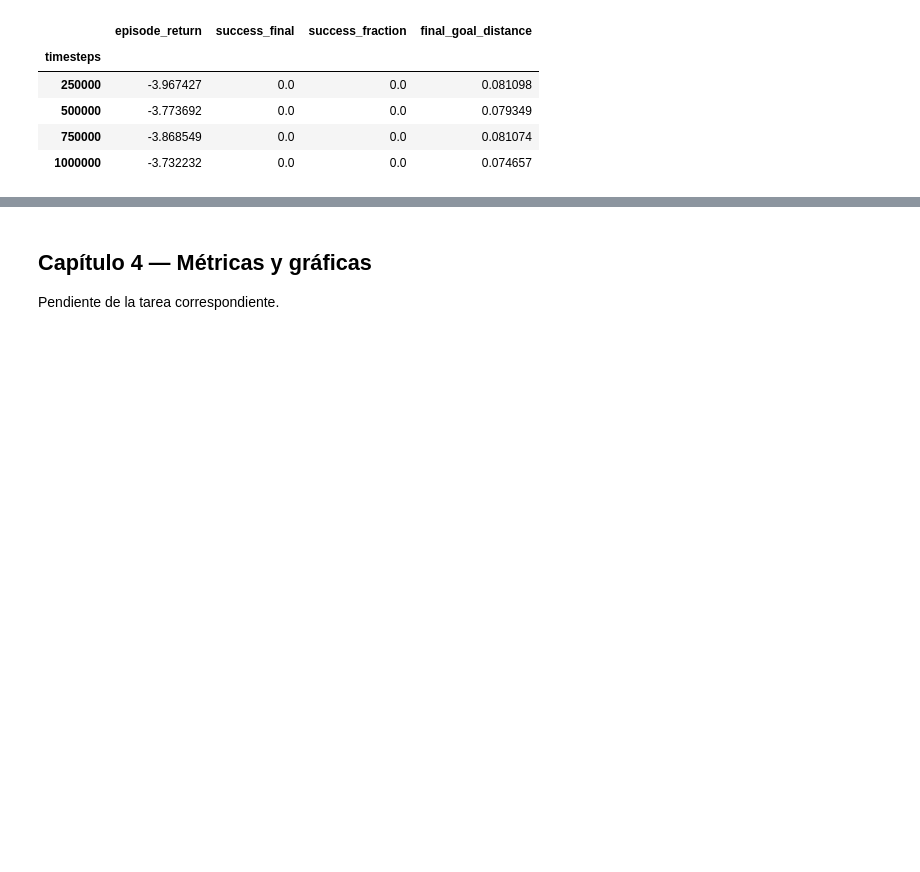
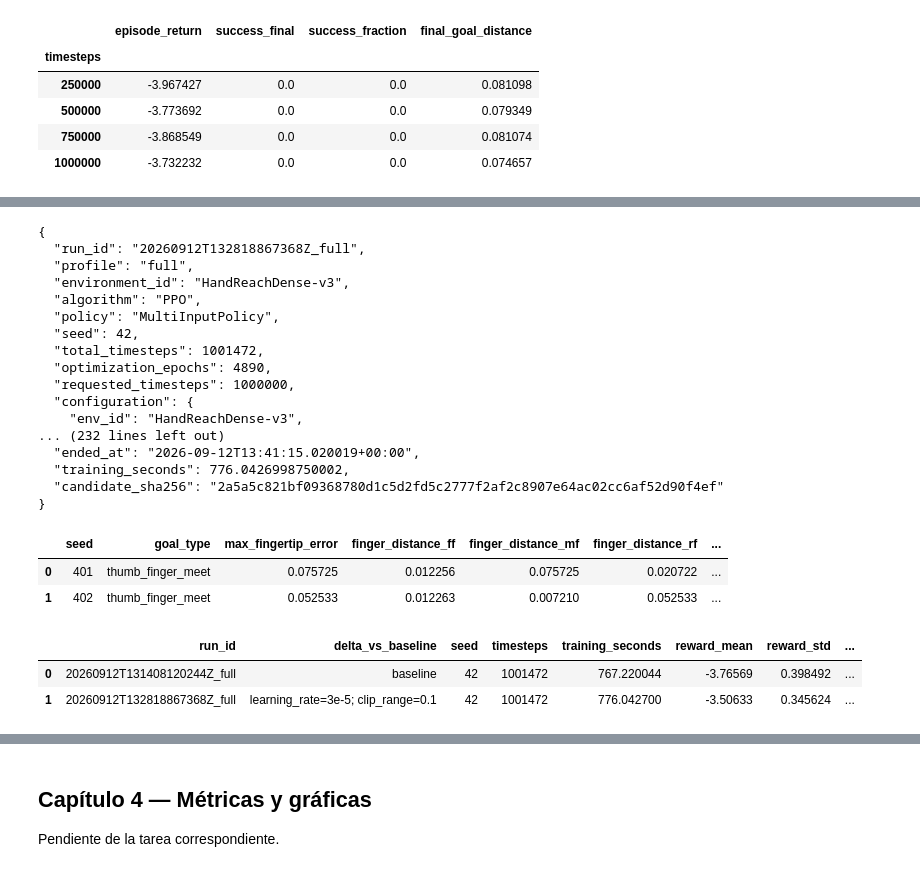
Before and after one commit to j-mauro-r/reinforcement_learning_reto_2, a Jupyter notebook: 3-HandReachDense/HandReachDense.ipynb, the cells around one changed output, grey strips where cells are left out. Cells and saved outputs as stored; diff of their text form; code cells hidden in the pictures; blank space fills up the shorter version.

```diff
--- a/3-HandReachDense/HandReachDense.ipynb
+++ b/3-HandReachDense/HandReachDense.ipynb
@@ -591,0 +599,60 @@ else:
+# %%
+def summarize_candidate(run_dir, delta):
+    """Evaluate one saved candidate on the common tuning seeds.
+
+    Args:
+        run_dir: Directory containing candidate.zip and run.json.
+        delta: Explicit changes relative to baseline.
+
+    Returns:
+        One experiment summary row with success and geometric diagnostics.
+    """
+    metadata = json.loads((run_dir / "run.json").read_text())
+    candidate = PPO.load(run_dir / "candidate.zip", device=CONFIG["device"])
+    evaluation = evaluate_policy(candidate, CONFIG["selection_seeds"])
+    evaluation.to_csv(run_dir / "selection_evaluation.csv", index=False)
+    return {"run_id": metadata["run_id"], "delta_vs_baseline": delta,
+            "seed": metadata["seed"], "timesteps": metadata["total_timesteps"],
+            "training_seconds": metadata["training_seconds"],
+            "reward_mean": float(evaluation["episode_return"].mean()),
+            "reward_std": float(evaluation["episode_return"].std(ddof=1)),
+            "success_final_rate": float(evaluation["success_final"].mean()),
+            "success_fraction_mean": float(evaluation["success_fraction"].mean()),
+            "final_goal_distance_mean": float(evaluation["final_goal_distance"].mean()),
+            "max_fingertip_error": float(evaluation["max_fingertip_error"].mean())}
+
+
+if CONFIG["profile"] == "full":
+    assert not set(CONFIG["selection_seeds"]) & set(CONFIG["final_eval_seeds"])
+    experiments = [summarize_candidate(full_run_dir, "baseline")]
+    pd.DataFrame(experiments).to_csv(RESULTS_DIR / "experiments.csv", index=False)
+    if experiments[0]["success_final_rate"] < CONFIG["target_success"]:
+        CONFIG["ppo"].update(CONFIG["tuning_adjustment_1"])
+        tuning1_run_dir, tuning1_metadata = train_model("full")
+        experiments.append(summarize_candidate(tuning1_run_dir, "learning_rate=3e-5; clip_range=0.1"))
+        pd.DataFrame(experiments).to_csv(RESULTS_DIR / "experiments.csv", index=False)
+    display(pd.DataFrame(experiments))
+# %% [output]
+{
+  "run_id": "20260912T132818867368Z_full",
+  "profile": "full",
+  "environment_id": "HandReachDense-v3",
+  "algorithm": "PPO",
+  "policy": "MultiInputPolicy",
+  "seed": 42,
+  "total_timesteps": 1001472,
+  "optimization_epochs": 4890,
+  "requested_timesteps": 1000000,
+  "configuration": {
+    "env_id": "HandReachDense-v3",
+... (232 lines left out)
+  "ended_at": "2026-09-12T13:41:15.020019+00:00",
+  "training_seconds": 776.0426998750002,
+  "candidate_sha256": "2a5a5c821bf09368780d1c5d2fd5c2777f2af2c8907e64ac02cc6af52d90f4ef"
+}
+|  | seed | goal_type | max_fingertip_error | finger_distance_ff | finger_distance_mf | finger_distance_rf | ... |
+| 0 | 401 | thumb_finger_meet | 0.075725 | 0.012256 | 0.075725 | 0.020722 | ... |
+| 1 | 402 | thumb_finger_meet | 0.052533 | 0.012263 | 0.007210 | 0.052533 | ... |
+|  | run_id | delta_vs_baseline | seed | timesteps | training_seconds | reward_mean | reward_std | ... |
+| 0 | 20260912T131408120244Z_full | baseline | 42 | 1001472 | 767.220044 | -3.76569 | 0.398492 | ... |
+| 1 | 20260912T132818867368Z_full | learning_rate=3e-5; clip_range=0.1 | 42 | 1001472 | 776.042700 | -3.50633 | 0.345624 | ... |
```
Also changed, not shown: parts of 7 cells of this notebook, 14 other files.
